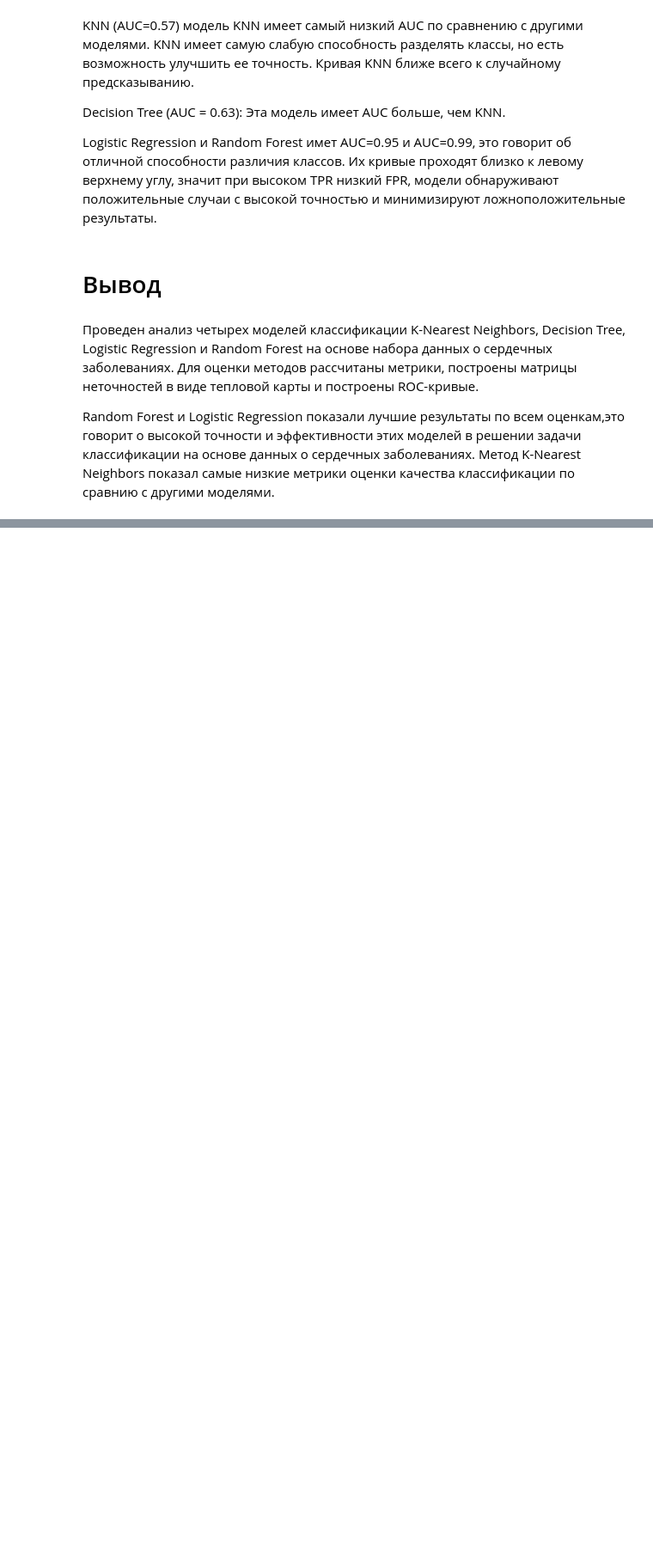
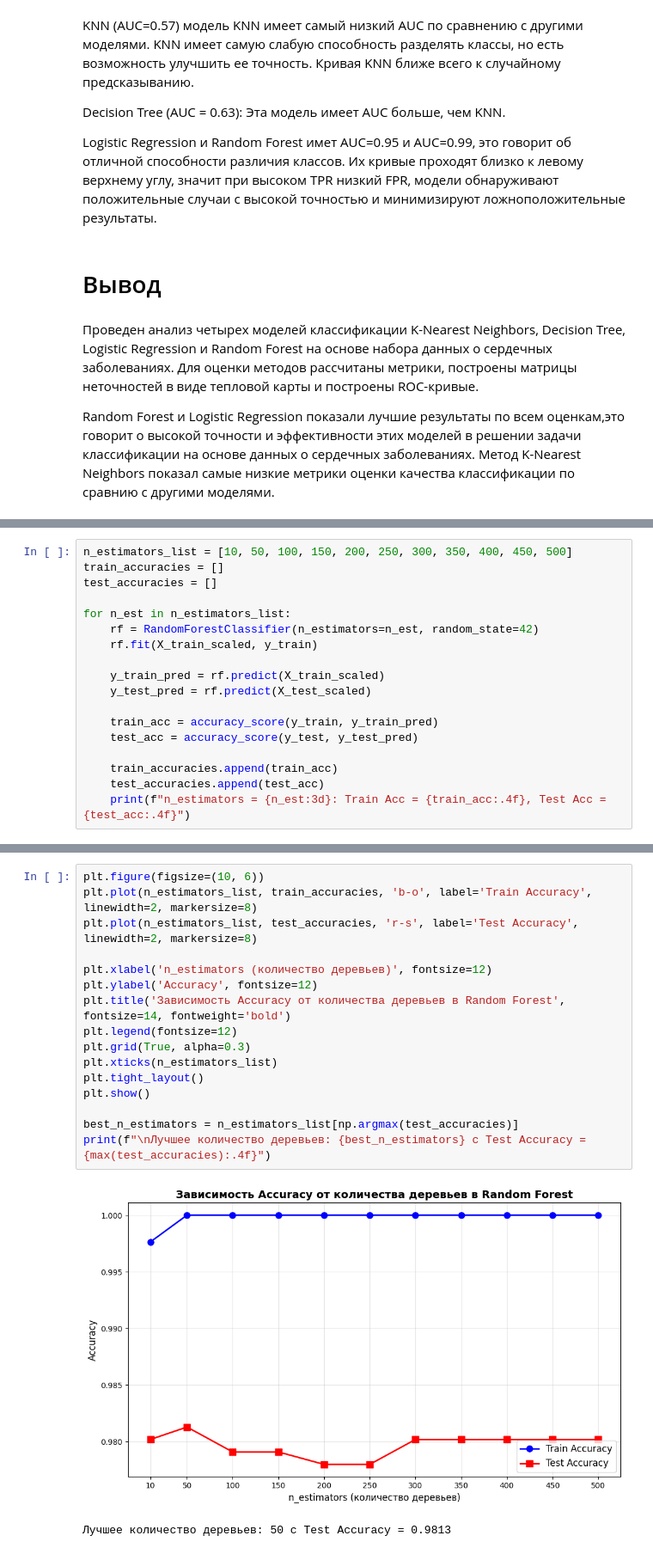
Before and after one commit to pol1np/Data_analysis, a Jupyter notebook: ЛР5_Проценко_1.ipynb, the cells around one changed output, grey strips where cells are left out. Shown at 86% size. Saved outputs shown, nothing was run; the diff lists cells and outputs as text; blank space fills up the shorter version.

```diff
--- a/ЛР5_Проценко_1.ipynb
+++ b/ЛР5_Проценко_1.ipynb
@@ -364,0 +476,18 @@ Random Forest и Logistic Regression показали лучшие резуль
+# %%
+n_estimators_list = [10, 50, 100, 150, 200, 250, 300, 350, 400, 450, 500]
+train_accuracies = []
+test_accuracies = []
+
+for n_est in n_estimators_list:
+    rf = RandomForestClassifier(n_estimators=n_est, random_state=42)
+    rf.fit(X_train_scaled, y_train)
+
+    y_train_pred = rf.predict(X_train_scaled)
+    y_test_pred = rf.predict(X_test_scaled)
+
+    train_acc = accuracy_score(y_train, y_train_pred)
+    test_acc = accuracy_score(y_test, y_test_pred)
+
+    train_accuracies.append(train_acc)
+    test_accuracies.append(test_acc)
+    print(f"n_estimators = {n_est:3d}: Train Acc = {train_acc:.4f}, Test Acc = {test_acc:.4f}")
@@ -364,0 +508,19 @@ Random Forest и Logistic Regression показали лучшие резуль
+# %%
+plt.figure(figsize=(10, 6))
+plt.plot(n_estimators_list, train_accuracies, 'b-o', label='Train Accuracy', linewidth=2, markersize=8)
+plt.plot(n_estimators_list, test_accuracies, 'r-s', label='Test Accuracy', linewidth=2, markersize=8)
+
+plt.xlabel('n_estimators (количество деревьев)', fontsize=12)
+plt.ylabel('Accuracy', fontsize=12)
+plt.title('Зависимость Accuracy от количества деревьев в Random Forest', fontsize=14, fontweight='bold')
+plt.legend(fontsize=12)
+plt.grid(True, alpha=0.3)
+plt.xticks(n_estimators_list)
+plt.tight_layout()
+plt.show()
+
+best_n_estimators = n_estimators_list[np.argmax(test_accuracies)]
+print(f"\nЛучшее количество деревьев: {best_n_estimators} с Test Accuracy = {max(test_accuracies):.4f}")
+# %% [output]
+[figure, added]
+Лучшее количество деревьев: 50 с Test Accuracy = 0.9813
```
Also changed, not shown: parts of 31 cells of this notebook.
